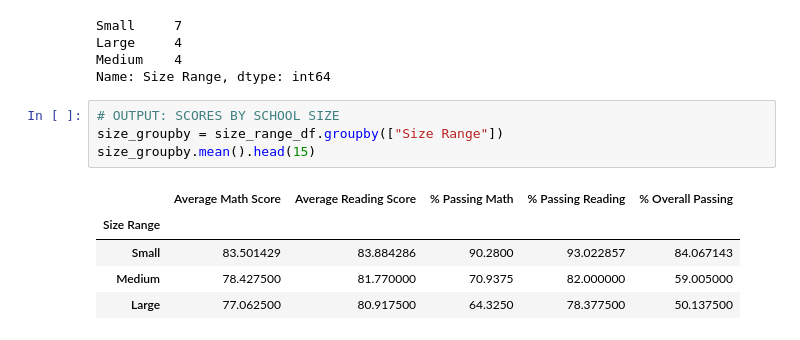
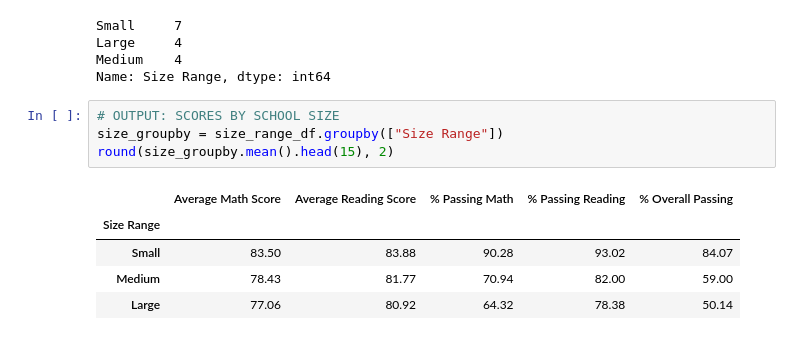
Before and after one commit to juliabrunett/pandas-challenge, a Jupyter notebook: PyCitySchools/PyCitySchools.ipynb, the cells around one changed output. Saved outputs shown, nothing was run; the diff lists cells and outputs as text.

```diff
--- a/PyCitySchools/PyCitySchools.ipynb
+++ b/PyCitySchools/PyCitySchools.ipynb
@@ -538,10 +538,10 @@ Name: Size Range, dtype: int64
 # %%
 # OUTPUT: SCORES BY SCHOOL SIZE
 size_groupby = size_range_df.groupby(["Size Range"])
-size_groupby.mean().head(15)
+round(size_groupby.mean().head(15), 2)
 # %% [output]
 |  | Average Math Score | Average Reading Score | % Passing Math | % Passing Reading | % Overall Passing |
 | Size Range |  |  |  |  |  |
-| Small | 83.501429 | 83.884286 | 90.2800 | 93.022857 | 84.067143 |
-| Medium | 78.427500 | 81.770000 | 70.9375 | 82.000000 | 59.005000 |
-| Large | 77.062500 | 80.917500 | 64.3250 | 78.377500 | 50.137500 |
+| Small | 83.50 | 83.88 | 90.28 | 93.02 | 84.07 |
+| Medium | 78.43 | 81.77 | 70.94 | 82.00 | 59.00 |
+| Large | 77.06 | 80.92 | 64.32 | 78.38 | 50.14 |
```
Also changed, not shown: parts of 3 cells of this notebook.
